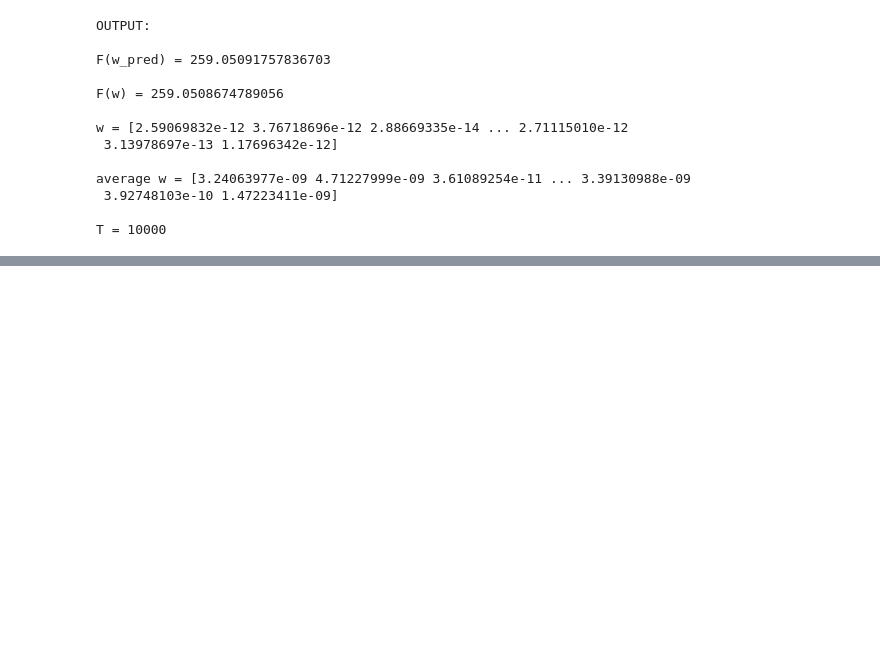
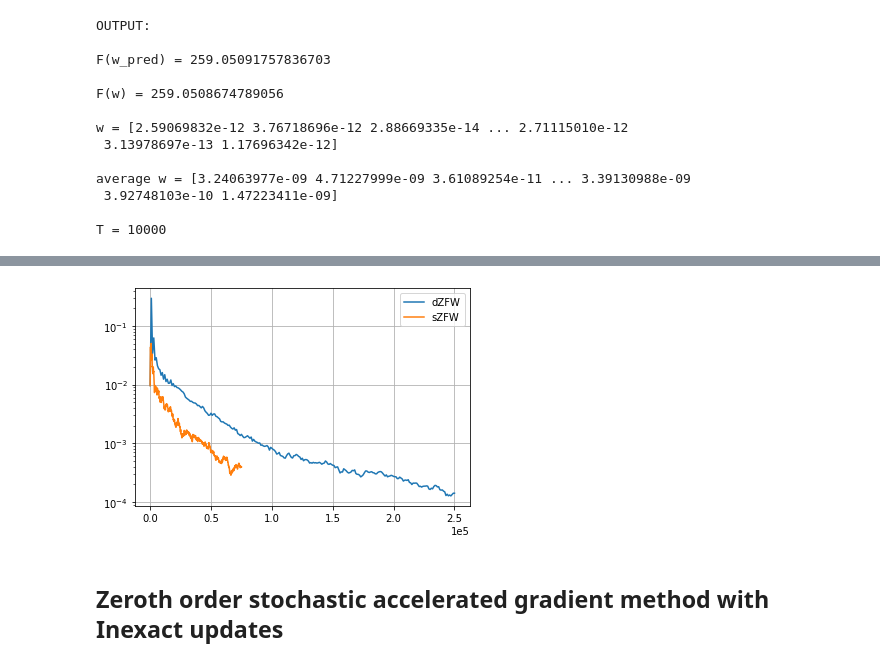
Before and after one commit to liacov/OPTproj, a Jupyter notebook: notebooks/LassoRegression.ipynb, the cells around one changed output, grey strips where cells are left out. Drawn from its saved outputs; the diff is of its cells as text; code cells hidden in the pictures; blank space fills up the shorter version.

```diff
--- a/notebooks/LassoRegression.ipynb
+++ b/notebooks/LassoRegression.ipynb
@@ -208,0 +342,11 @@ plt.grid()
+# %%
+plt.plot(range(1, 251*d, d), f_valuesd - F(w_star))
+plt.plot(range(0, 750*100+1, 100), f_valuess - F(w_star))
+plt.yscale("log")
+plt.ticklabel_format(axis="x", style="sci", scilimits=(0,0))
+plt.legend(('dZFW', 'sZFW'))
+plt.grid()
+# %% [output]
+[figure, added]
+# %% [markdown]
+## Zeroth order stochastic accelerated gradient method with Inexact updates
```
Also changed, not shown: parts of 22 cells of this notebook.
